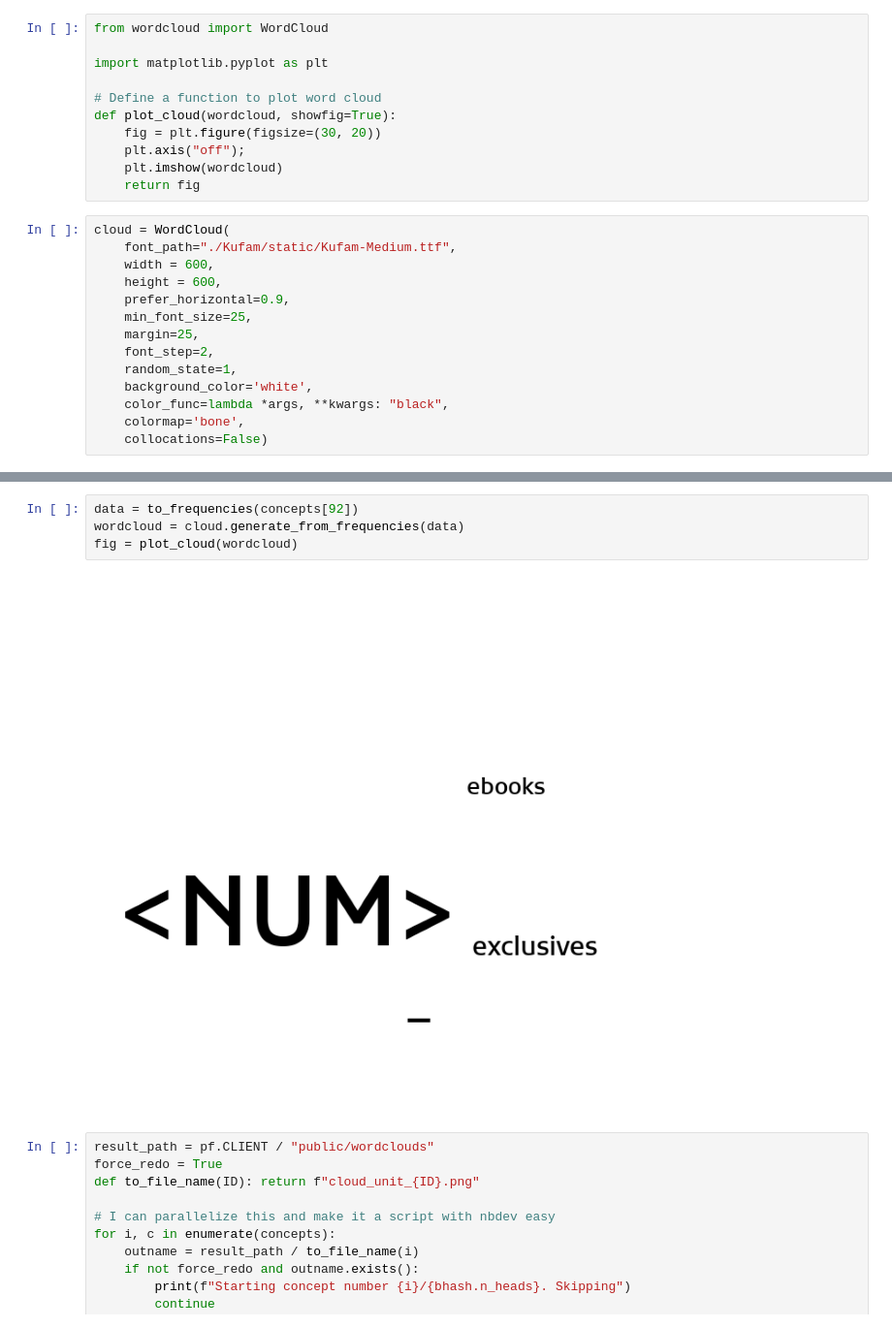
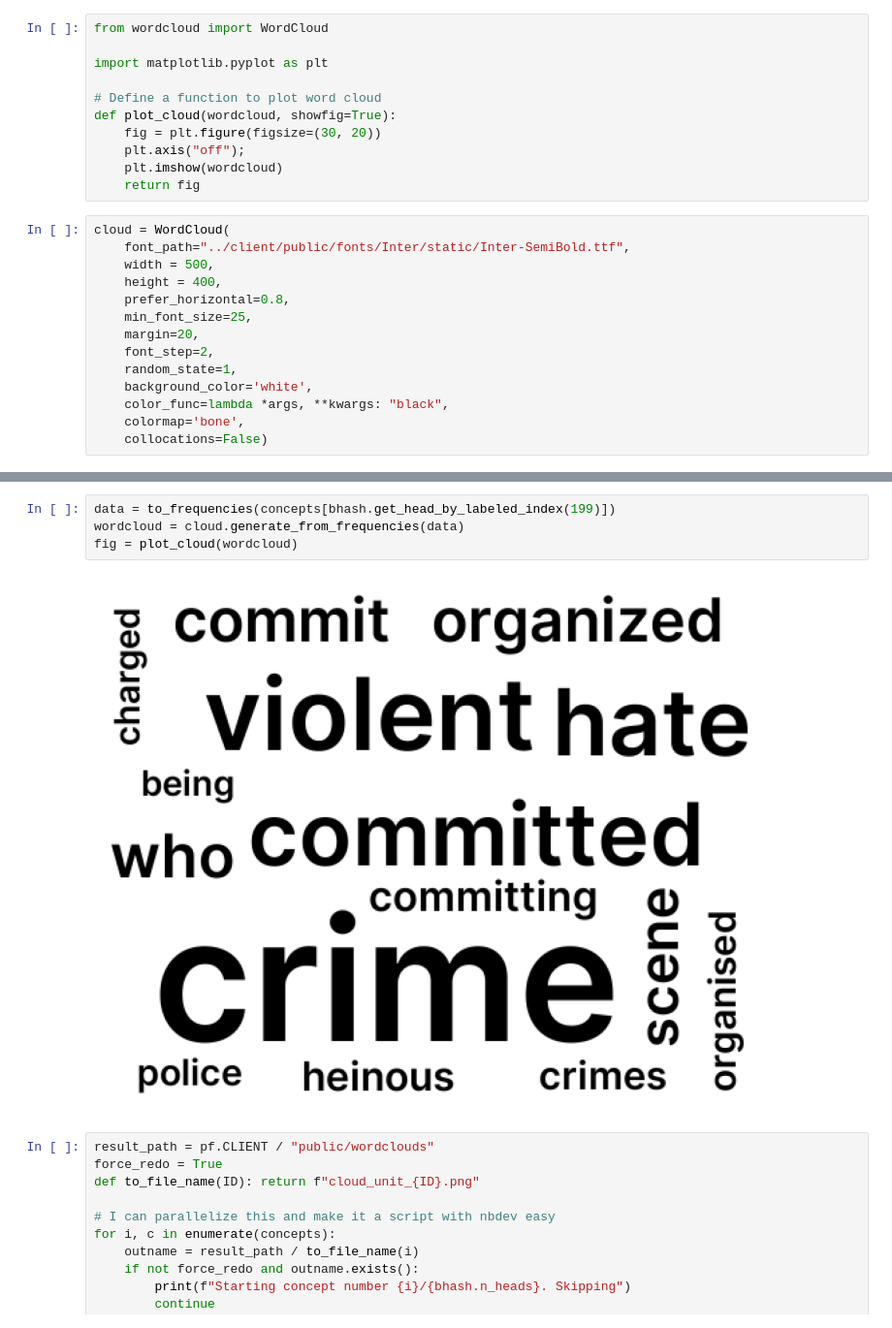
Before and after one commit to bhoov/Flybrain-NLP-Vis, a Jupyter notebook: notebooks/00_Generating Static Wordclouds.ipynb, the cells around one changed output, grey strips where cells are left out. Shown at 97% size. Drawn from its saved outputs; the diff is of its cells as text.

```diff
--- a/notebooks/00_Generating Static Wordclouds.ipynb
+++ b/notebooks/00_Generating Static Wordclouds.ipynb
@@ -62,12 +49,12 @@ def plot_cloud(wordcloud, showfig=True):
     return fig
 # %%
 cloud = WordCloud(
-    font_path="./Kufam/static/Kufam-Medium.ttf",
-    width = 600,
-    height = 600,
-    prefer_horizontal=0.9,
+    font_path="../client/public/fonts/Inter/static/Inter-SemiBold.ttf",
+    width = 500,
+    height = 400,
+    prefer_horizontal=0.8,
     min_font_size=25,
-    margin=25,
+    margin=20,
     font_step=2,
     random_state=1,
     background_color='white',
@@ -100,9 +64,9 @@ data
 # %%
-data = to_frequencies(concepts[92])
+data = to_frequencies(concepts[bhash.get_head_by_labeled_index(199)])
 wordcloud = cloud.generate_from_frequencies(data)
 fig = plot_cloud(wordcloud)
 # %% [output]
-[figure, old version]
+[figure, new version]
 # %%
 result_path = pf.CLIENT / "public/wordclouds"
 force_redo = True
```
Also changed, not shown: parts of 3 cells of this notebook, 29 other files.
